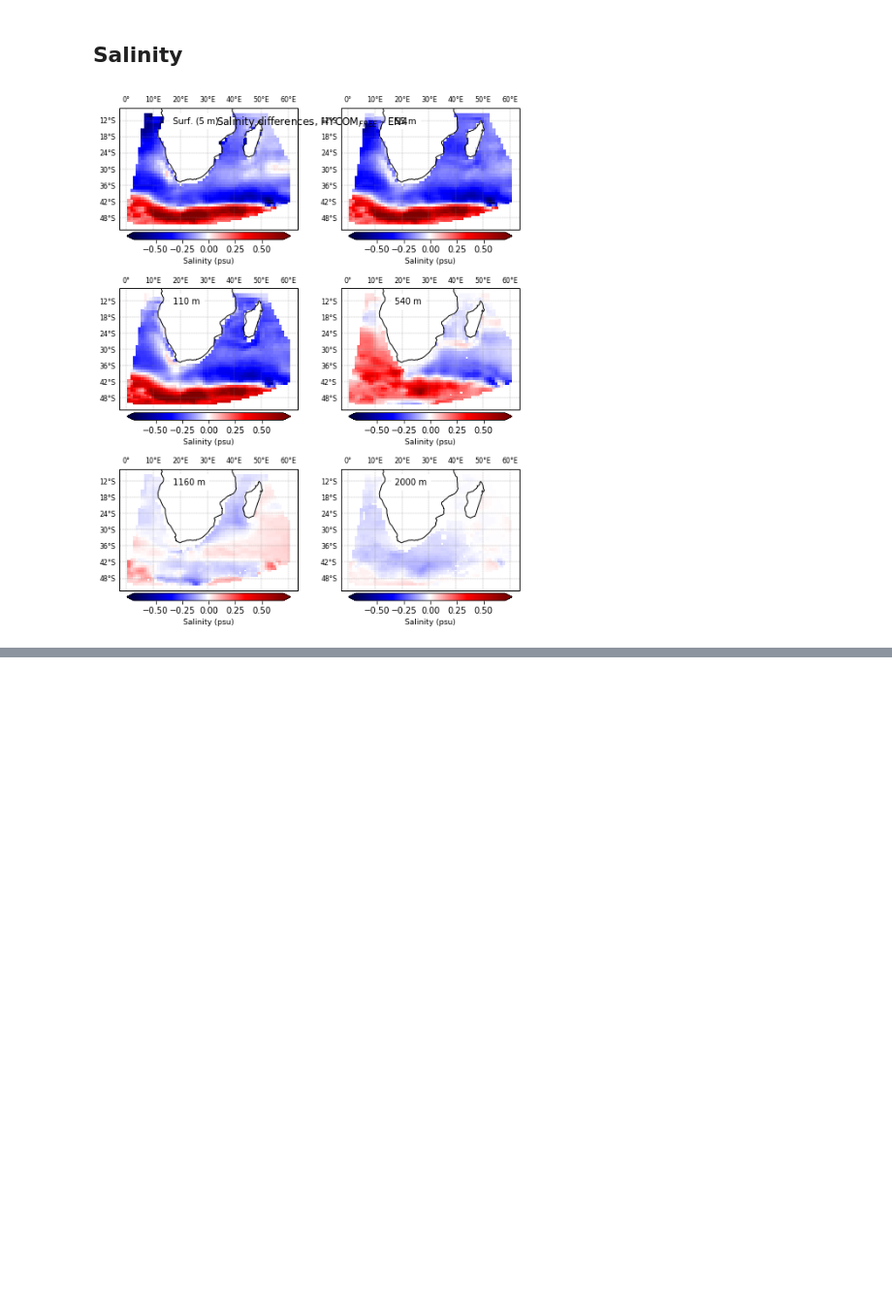
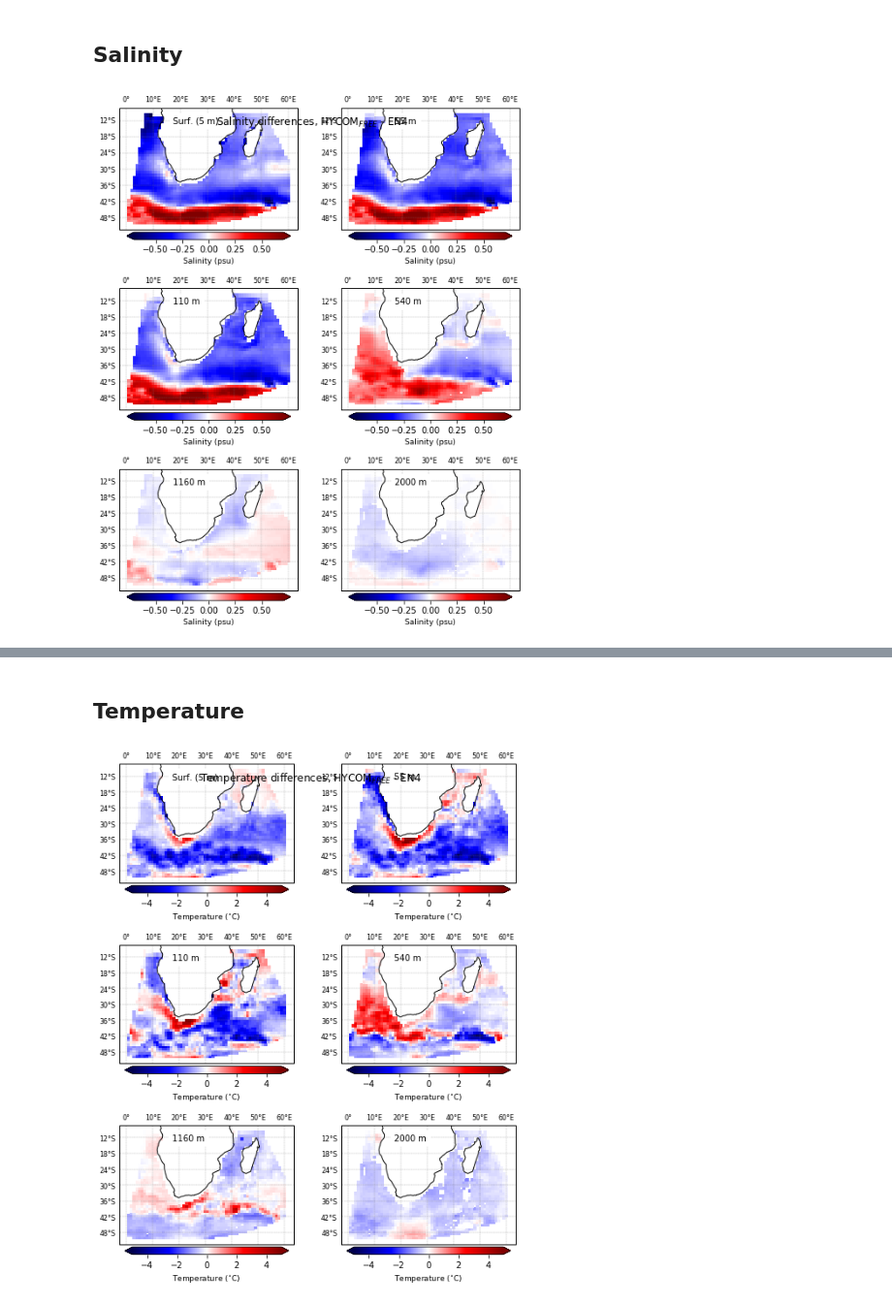
Before and after one commit to HarryLuyt/paper1_scripts, a Jupyter notebook: Scripts/HYCOM_EN4_horizontalDifferences.ipynb, the cells around one changed output, grey strips where cells are left out. Shown at 97% size. Cells and saved outputs as stored; diff of their text form; code cells hidden in the pictures; blank space fills up the shorter version.

Commit message:
Add initial TSSTL2 evaluation against EN4

```diff
--- a/Scripts/HYCOM_EN4_horizontalDifferences.ipynb
+++ b/Scripts/HYCOM_EN4_horizontalDifferences.ipynb
@@ -298,0 +310,11 @@ fig.tight_layout()
+# %%
+# loading Argo EN4 data
+ds_EN4 = xr.open_dataset('../Data/EN4_regional.nc')
+ds_EN4 = ds_EN4.sel(time=slice('2009-01','2009-09'))
+ds_EN4['temperature'] = ds_EN4['temperature'] - 273.15
+
+
+# loading HYCOMcci data
+ds_hycomTSSTL2 = xr.open_dataset('../Data/TSSTL2_SEN40_EN4.nc')
+# ds_hycomcci = ds_hycomcci.sel(time=slice('2009-01','2014-04'))
+ds_hycomTSSTL2['time'].values = ds_EN4['time'].values
@@ -298,0 +341,39 @@ fig.tight_layout()
+# %% [markdown]
+## Temperature
+# %%
+proj = ccrs.PlateCarree()
+depth_labels = ['Surf. (5 m)', '55 m', '110 m', '540 m', '1160 m', '2000 m']
+depths = [0, 5, 10, 22, 26, 30]
+
+fig = plt.figure(figsize=(7.5,9))
+fig.suptitle('Temperature differences, HYCOM$_{FREE}$ - EN4', y=0.95)
+
+for s, i in enumerate(depth_labels):
+
+    ax = plt.subplot(3,2,s+1,projection=proj)
+    diff = ds_hycomTSSTL2['temperature'].mean(dim='time')[depths[s]] - ds_EN4['temperature'].mean(dim='time')[depths[s]].values
+
+    img = diff.plot(ax=ax, transform=ccrs.PlateCarree(), cmap=plt.get_cmap('seismic'), add_colorbar=False, vmin=-5, vmax=5)
+    cbar = plt.colorbar(img, shrink=0.8, extend='both', orientation='horizontal', pad=0.02)
+    cbar.set_label('Temperature ($^{\circ}$C)', fontsize=9)
+    ax.coastlines()
+
+    # gridline work
+    gl = ax.gridlines(crs=ccrs.PlateCarree(), color='grey', linewidth=0.3, draw_labels=True, linestyle='dashed')
+    gl.xlabels_top = True
+    gl.xlabels_bottom = False
+    gl.ylabels_right = False
+    gl.xformatter = LONGITUDE_FORMATTER
+    gl.yformatter = LATITUDE_FORMATTER
+    gl.xlabel_style = {'size': 8}
+    gl.ylabel_style = {'size': 8}
+
+    ax.text(0.30,0.87,'{0}'.format(i), bbox=dict(facecolor='white', edgecolor='white', alpha=1), fontsize=10, transform=ax.transAxes)
+    ax.set_title('')
+
+# plt.savefig('../Figures/model_interior/Temp_5_55_110_540_1160_2000_HYCOMfreeEN4.png', dpi=300, bbox_inches='tight', format='png')
+plt.plot()
+fig.canvas.draw()
+fig.tight_layout()
+# %% [output]
+[figure, added]
```
Also changed, not shown: parts of 5 cells of this notebook.
